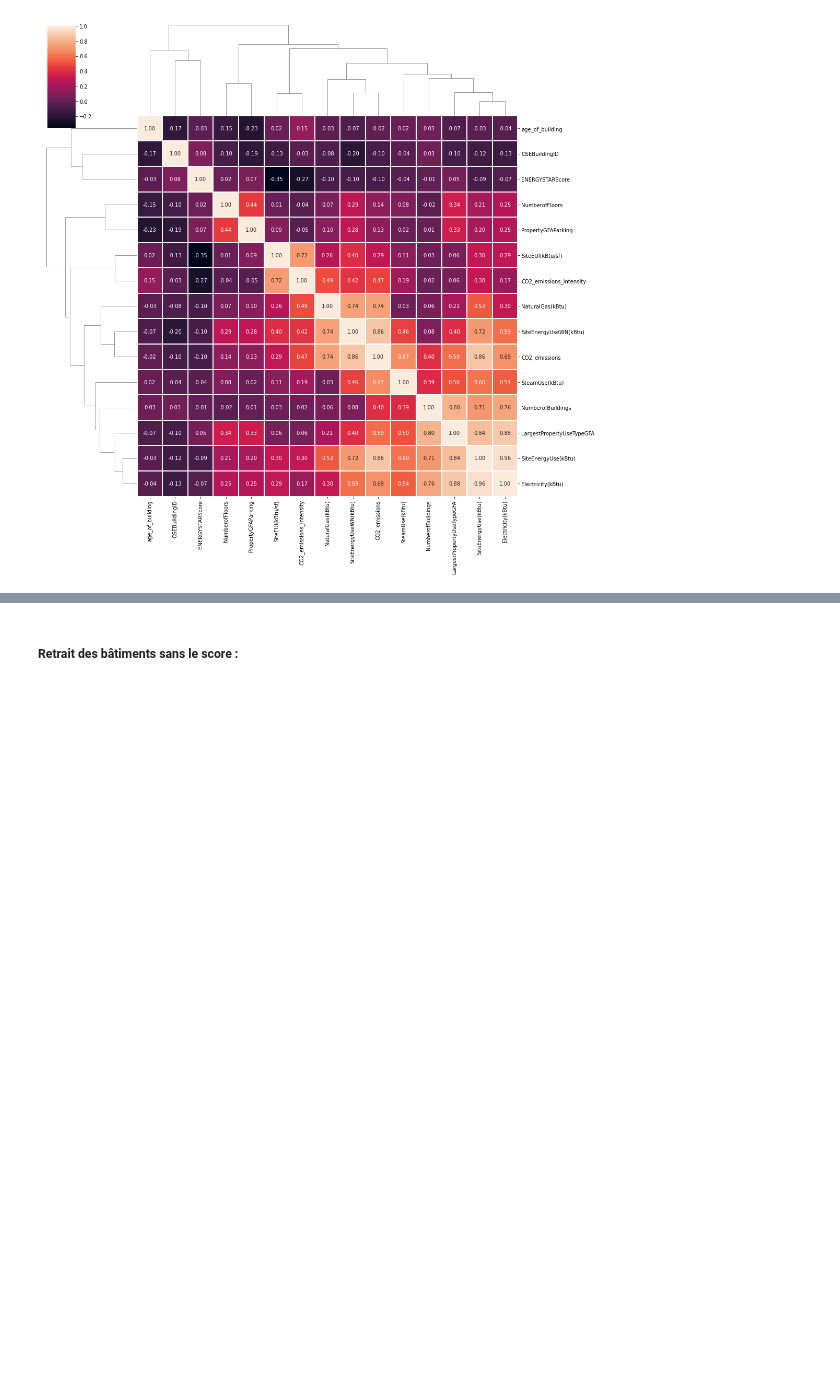
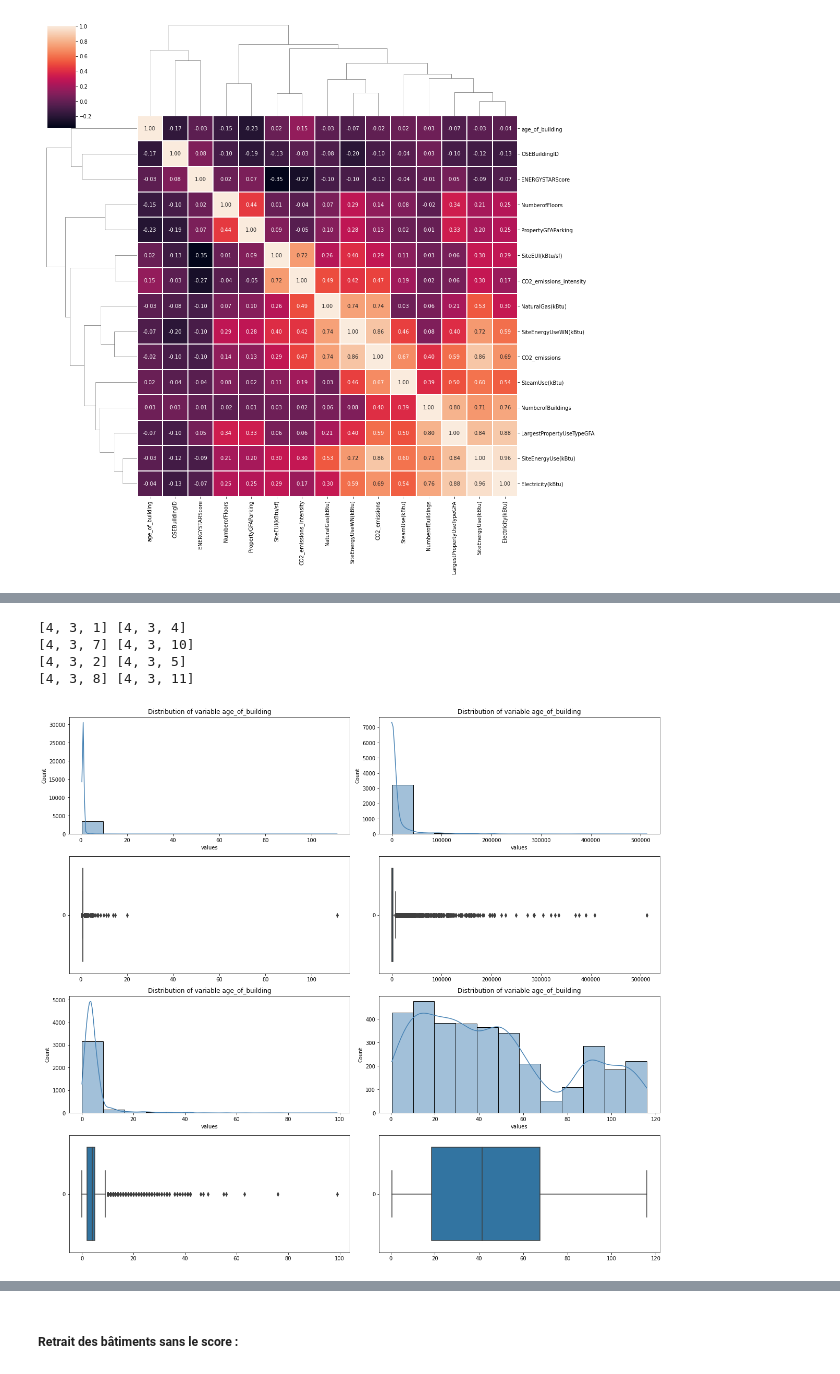
Before and after one commit to ClaireGayral/formation_openclassroom, a Jupyter notebook: P3_gayral_claire/preprocess.ipynb, the cells around one changed output, grey strips where cells are left out. Saved outputs shown, nothing was run; the diff lists cells and outputs as text; code cells hidden in the pictures; blank space fills up the shorter version.

```diff
--- a/P3_gayral_claire/preprocess.ipynb
+++ b/P3_gayral_claire/preprocess.ipynb
@@ -666,0 +661,18 @@ dtype: object
+# %%
+sub1 = [[4, 3, 1],[4, 3, 7],[4, 3, 2],[4, 3, 8]]
+sub2 = [[4, 3, 4],[4, 3, 10],[4, 3, 5],[4, 3, 11]]
+my_title = str("Distribution of variable "+colname)
+plt.figure(figsize=(25,15))
+
+for i in range(len(sub1)) :
+    colname = num_var_permit[i]
+    subplot_pos1 = sub1[i]
+    subplot_pos2 = sub2[i]
+    print(subplot_pos1,subplot_pos2)
+    plot_hist_and_boxplot(y,my_title,subplot_pos1,subplot_pos2)
+# %% [output]
+[4, 3, 1] [4, 3, 4]
+[4, 3, 7] [4, 3, 10]
+[4, 3, 2] [4, 3, 5]
+[4, 3, 8] [4, 3, 11]
+[figure, added]
```
Also changed, not shown: parts of 15 cells of this notebook.
